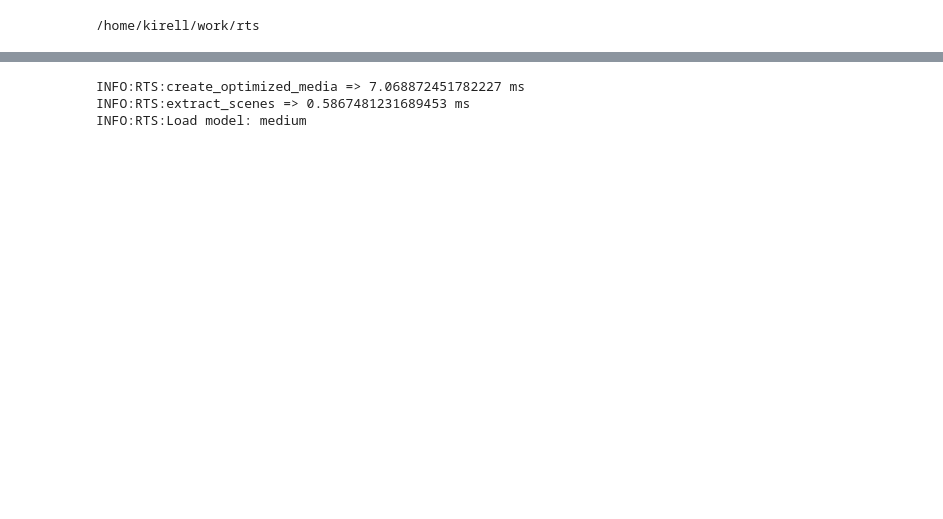
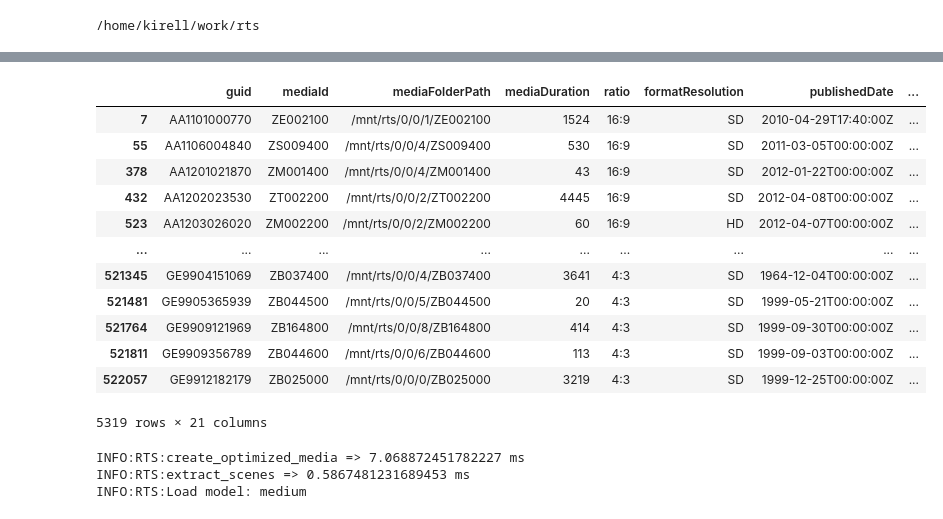
Before and after one commit to EPFL-EMPlus/emplusvault, a Jupyter notebook: notebook/ingest.ipynb, the cells around one changed output, grey strips where cells are left out. Cells and saved outputs as stored; diff of their text form; code cells hidden in the pictures; blank space fills up the shorter version.

```diff
--- a/notebook/ingest.ipynb
+++ b/notebook/ingest.ipynb
@@ -53,3 +57,21 @@ a.to_csv(os.path.join(OUTDIR, 'contentType.csv'))
+# %%
+sample_df = rts.metadata.get_one_percent_sample(df)
+# rts.metadata.export_metadata_stats(sample_df, Path(OUTDIR) / 'sample')
+sample_df
+# %% [output]
+|  | guid | mediaId | mediaFolderPath | mediaDuration | ratio | formatResolution | publishedDate | ... |
+| 7 | AA1101000770 | ZE002100 | /mnt/rts/0/0/1/ZE002100 | 1524 | 16:9 | SD | 2010-04-29T17:40:00Z | ... |
+| 55 | AA1106004840 | ZS009400 | /mnt/rts/0/0/4/ZS009400 | 530 | 16:9 | SD | 2011-03-05T00:00:00Z | ... |
+| 378 | AA1201021870 | ZM001400 | /mnt/rts/0/0/4/ZM001400 | 43 | 16:9 | SD | 2012-01-22T00:00:00Z | ... |
+| 432 | AA1202023530 | ZT002200 | /mnt/rts/0/0/2/ZT002200 | 4445 | 16:9 | SD | 2012-04-08T00:00:00Z | ... |
+| 523 | AA1203026020 | ZM002200 | /mnt/rts/0/0/2/ZM002200 | 60 | 16:9 | HD | 2012-04-07T00:00:00Z | ... |
+| ... | ... | ... | ... | ... | ... | ... | ... | ... |
+| 521345 | GE9904151069 | ZB037400 | /mnt/rts/0/0/4/ZB037400 | 3641 | 4:3 | SD | 1964-12-04T00:00:00Z | ... |
+| 521481 | GE9905365939 | ZB044500 | /mnt/rts/0/0/5/ZB044500 | 20 | 4:3 | SD | 1999-05-21T00:00:00Z | ... |
+| 521764 | GE9909121969 | ZB164800 | /mnt/rts/0/0/8/ZB164800 | 414 | 4:3 | SD | 1999-09-30T00:00:00Z | ... |
+| 521811 | GE9909356789 | ZB044600 | /mnt/rts/0/0/6/ZB044600 | 113 | 4:3 | SD | 1999-09-03T00:00:00Z | ... |
+| 522057 | GE9912182179 | ZB025000 | /mnt/rts/0/0/0/ZB025000 | 3219 | 4:3 | SD | 1999-12-25T00:00:00Z | ... |
+5319 rows × 21 columns
 # %%
 input_video_folder = os.path.join(REMOTE_VIDEOS, '0', '0', '0', 'ZB001000')
 # input_video_folder = os.path.join(VIDEOS, '0', '0', 'ZB002000')
```
Also changed, not shown: parts of 8 cells of this notebook, 3 other files.
